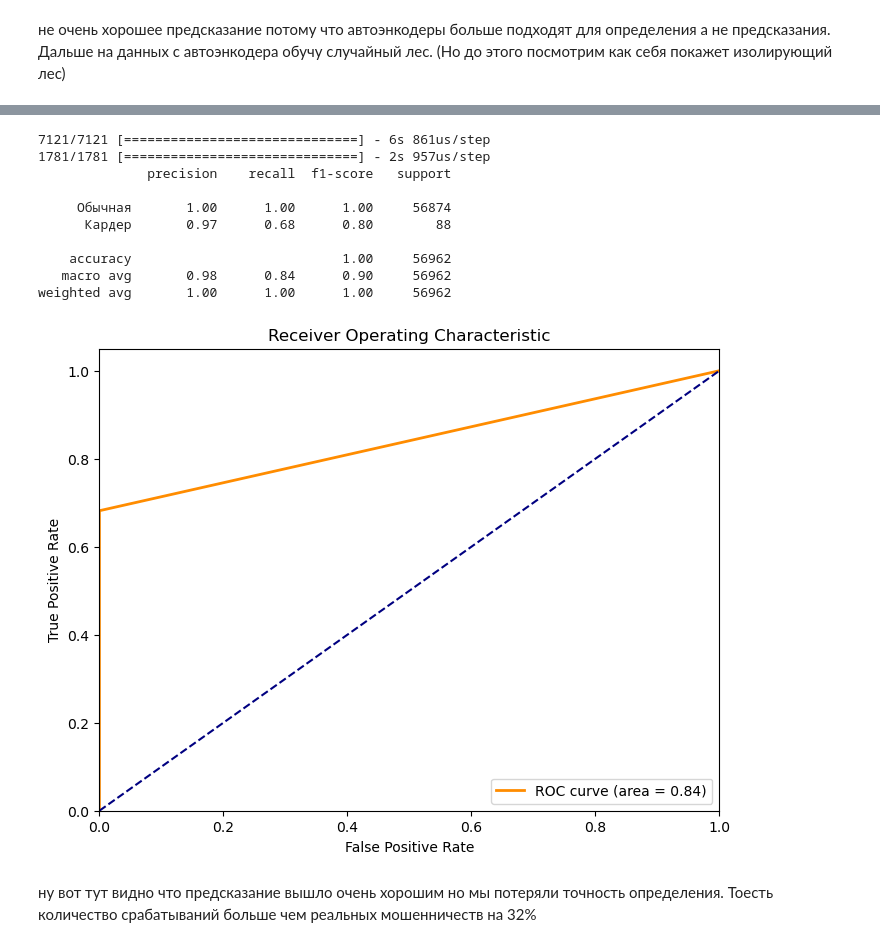
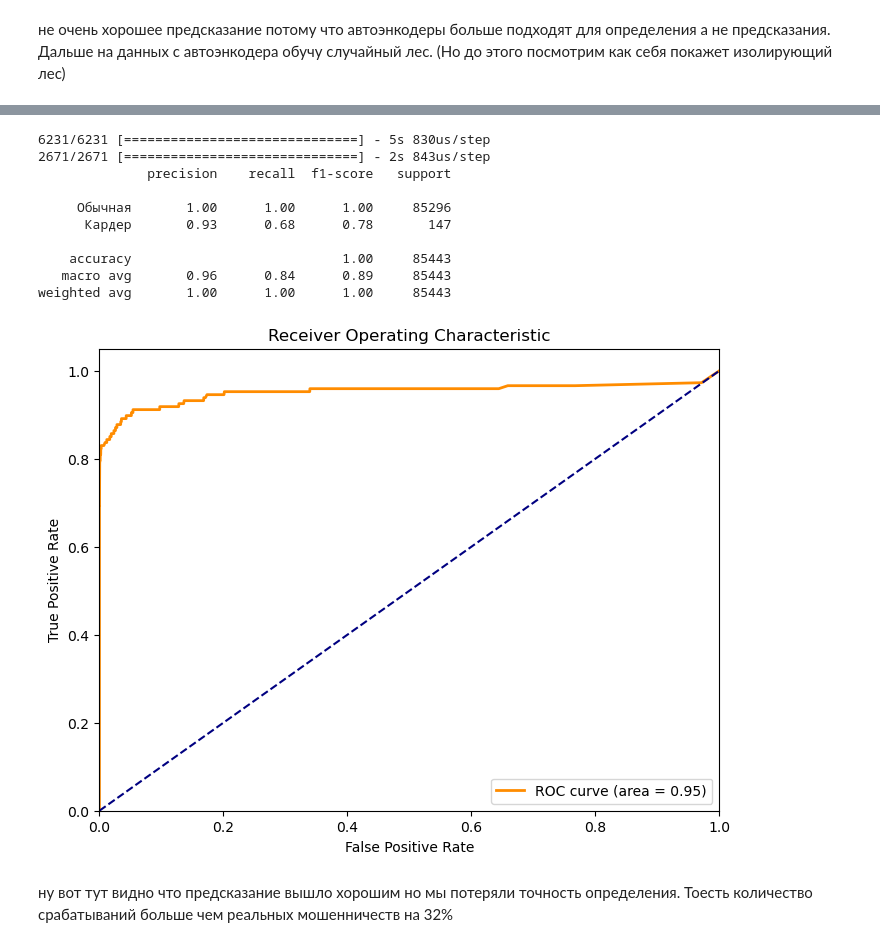
Before and after one commit to Aliteya/Data-analysis, a Jupyter notebook: Stage_2/carder.ipynb, the cells around one changed output, grey strips where cells are left out. Drawn from its saved outputs; the diff is of its cells as text; code cells hidden in the pictures.

```diff
--- a/Stage_2/carder.ipynb
+++ b/Stage_2/carder.ipynb
@@ -449,42 +474,42 @@ Epoch 20/20
 # %%
 encoder_model = keras.Model(inputs=input_layer, outputs=encoder)
 
 X = creditcard_data.drop(columns='Class', axis=1).values
 y = creditcard_data['Class'].values
-X_train, X_test, y_train, y_test = train_test_split(X, y, test_size=0.2, random_state=50)
+X_train, X_test, y_train, y_test = train_test_split(X, y, test_size=0.3, random_state=50)
 
 X_train_encoded = encoder_model.predict(X_train)
 X_test_encoded = encoder_model.predict(X_test)
 
-classifier = RandomForestClassifier(n_estimators=30)
+classifier = RandomForestClassifier(n_estimators=30, max_depth=15,random_state=50)
 classifier.fit(X_train_encoded, y_train)
 
 y_pred = classifier.predict(X_test_encoded)
 print(classification_report(y_test, y_pred, target_names=['Обычная', 'Кардер']))
 
-fpr, tpr, _ = roc_curve(y_test,  y_pred)
-auc = roc_auc_score(y_test, y_pred)
+fpr, tpr, _ = roc_curve(y_test, classifier.predict_proba(X_test_encoded)[:,1])
+auc = roc_auc_score(y_test, classifier.predict_proba(X_test_encoded)[:,1])
 plt.figure(figsize=(8, 6))
 plt.plot(fpr, tpr, color='darkorange', lw=2, label='ROC curve (area = %0.2f)' % auc)
 plt.plot([0, 1], [0, 1], color='navy', linestyle='--')
 plt.xlim([0.0, 1.0])
 plt.ylim([0.0, 1.05])
 plt.xlabel('False Positive Rate')
 plt.ylabel('True Positive Rate')
 plt.title('Receiver Operating Characteristic')
 plt.legend(loc="lower right")
 plt.show()
 # %% [output]
-7121/7121 [==============================] - 6s 861us/step
-1781/1781 [==============================] - 2s 957us/step
+6231/6231 [==============================] - 5s 830us/step
+2671/2671 [==============================] - 2s 843us/step
               precision    recall  f1-score   support
 
-     Обычная       1.00      1.00      1.00     56874
-      Кардер       0.97      0.68      0.80        88
+     Обычная       1.00      1.00      1.00     85296
+      Кардер       0.93      0.68      0.78       147
 
-    accuracy                           1.00     56962
-   macro avg       0.98      0.84      0.90     56962
-weighted avg       1.00      1.00      1.00     56962
+    accuracy                           1.00     85443
+   macro avg       0.96      0.84      0.89     85443
+weighted avg       1.00      1.00      1.00     85443
-[figure, old version]
+[figure, new version]
 # %% [markdown]
-ну вот тут видно что предсказание вышло очень хорошим но мы потеряли точность определения. Тоесть количество срабатываний больше чем реальных мошенничеств на 32%
+ну вот тут видно что предсказание вышло хорошим но мы потеряли точность определения. Тоесть количество срабатываний больше чем реальных мошенничеств на 32%
```
Also changed, not shown: parts of 11 cells of this notebook, 1 other file.
